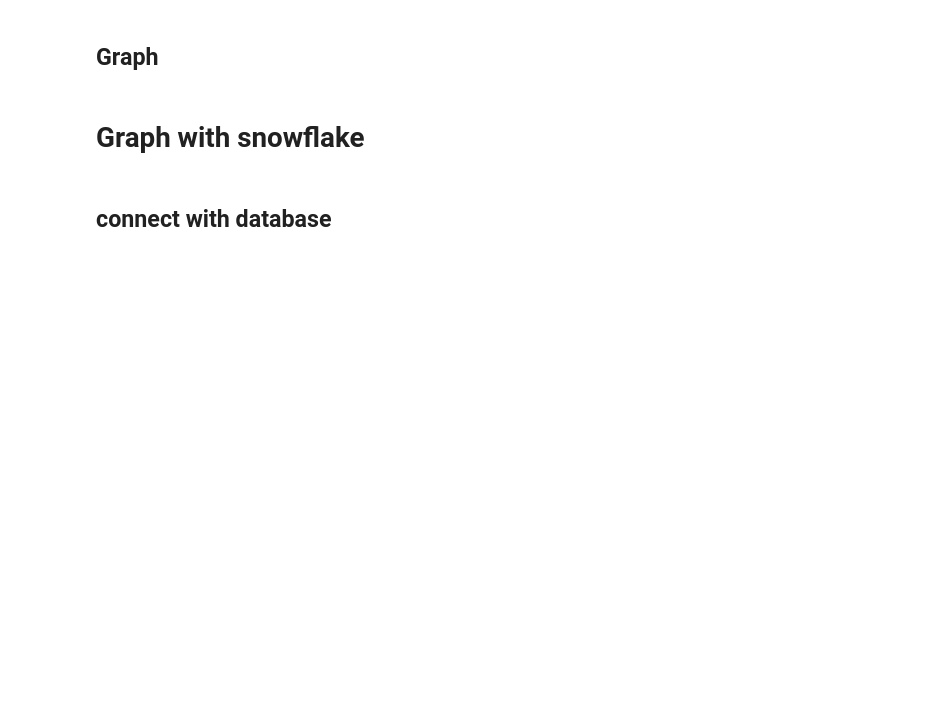
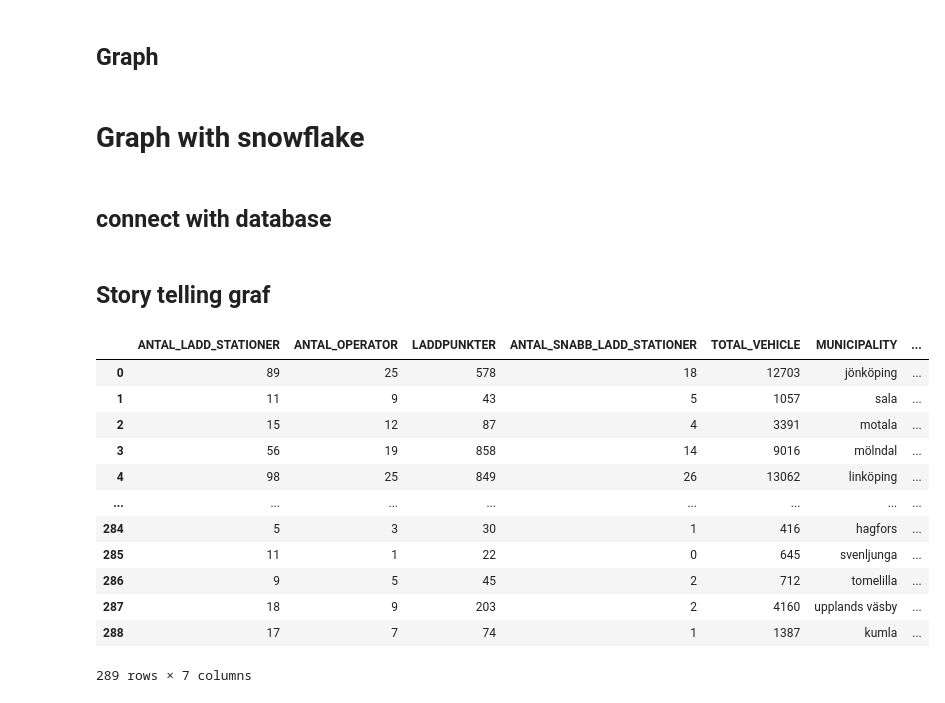
Before and after one commit to EfremDaniel/Examination_project_DE24, a Jupyter notebook: src/exploration/eda_me.ipynb, the cells around one changed output. Drawn from its saved outputs; the diff is of its cells as text; code cells hidden in the pictures; blank space fills up the shorter version.

```diff
--- a/src/exploration/eda_me.ipynb
+++ b/src/exploration/eda_me.ipynb
@@ -376,3 +376,48 @@ fig.update_layout(
 
 
 fig.show()
+# %% [markdown]
+## Story telling graf
+# %%
+import os
+from dotenv import load_dotenv
+import snowflake.connector
+import pandas as pd
+
+
+
+
+load_dotenv()
+
+with snowflake.connector.connect(
+    user=os.getenv("SNOWFLAKE_USER"),
+    password=os.getenv("SNOWFLAKE_PASSWORD"),
+    account=os.getenv("SNOWFLAKE_ACCOUNT"),
+    warehouse=os.getenv("SNOWFLAKE_WAREHOUSE"),
+    database=os.getenv("SNOWFLAKE_DATABASE"),
+    schema=os.getenv("SNOWFLAKE_SCHEMA"),
+    role=os.getenv("SNOWFLAKE_ROLE") )as conn:
+
+    query = 'SELECT * FROM marts.nr_charger;'
+
+
+    cur = conn.cursor()
+    data =cur.execute(query)
+
+    df_infra = data.fetch_pandas_all()
+
+df_infra
+# %% [output]
+|  | ANTAL_LADD_STATIONER | ANTAL_OPERATOR | LADDPUNKTER | ANTAL_SNABB_LADD_STATIONER | TOTAL_VEHICLE | MUNICIPALITY | ... |
+| 0 | 89 | 25 | 578 | 18 | 12703 | jönköping | ... |
+| 1 | 11 | 9 | 43 | 5 | 1057 | sala | ... |
+| 2 | 15 | 12 | 87 | 4 | 3391 | motala | ... |
+| 3 | 56 | 19 | 858 | 14 | 9016 | mölndal | ... |
+| 4 | 98 | 25 | 849 | 26 | 13062 | linköping | ... |
+| ... | ... | ... | ... | ... | ... | ... | ... |
+| 284 | 5 | 3 | 30 | 1 | 416 | hagfors | ... |
+| 285 | 11 | 1 | 22 | 0 | 645 | svenljunga | ... |
+| 286 | 9 | 5 | 45 | 2 | 712 | tomelilla | ... |
+| 287 | 18 | 9 | 203 | 2 | 4160 | upplands väsby | ... |
+| 288 | 17 | 7 | 74 | 1 | 1387 | kumla | ... |
+289 rows × 7 columns
```
Also changed, not shown: parts of 1 cell of this notebook, 1 other file.
